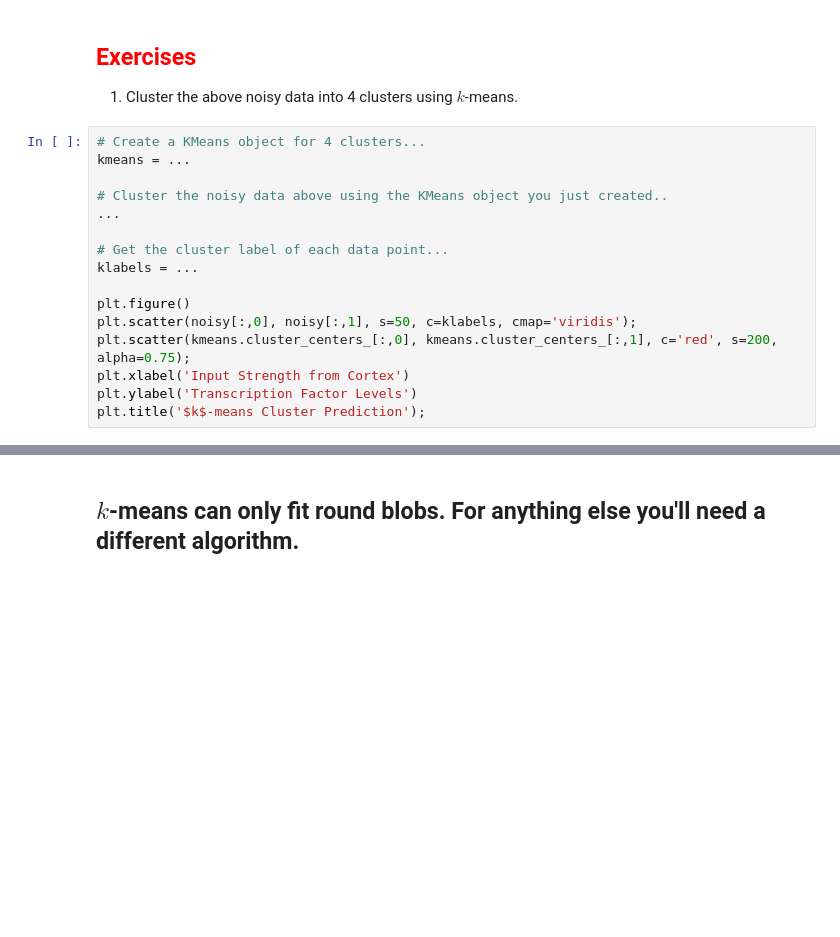
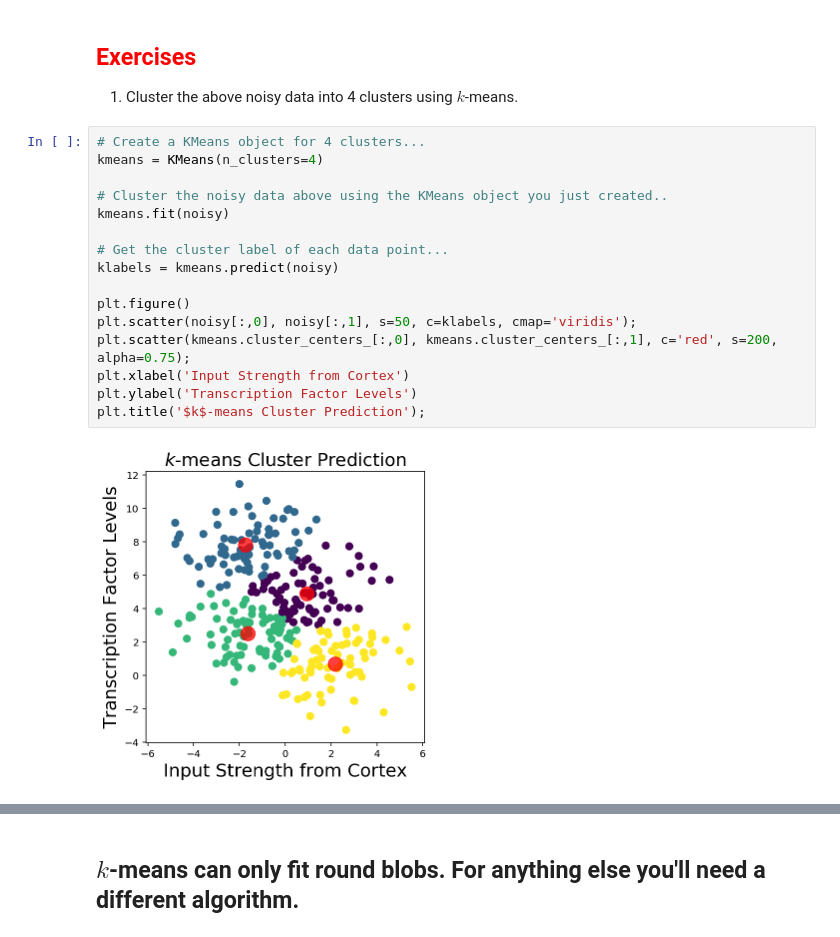
Before and after one commit to marcel-goldschen-ohm/NEU-337-Spring-2020, a Jupyter notebook: lectures/Apr-28-T-classification/classification.ipynb, the cells around one changed output, grey strips where cells are left out. Saved outputs shown, nothing was run; the diff lists cells and outputs as text; blank space fills up the shorter version.

```diff
--- a/lectures/Apr-28-T-classification/classification.ipynb
+++ b/lectures/Apr-28-T-classification/classification.ipynb
@@ -124,20 +124,22 @@ plt.title('True Simulated Clusters');
 1. Cluster the above noisy data into 4 clusters using $k$-means.
 # %%
 # Create a KMeans object for 4 clusters...
-kmeans = ...
+kmeans = KMeans(n_clusters=4)
 
 # Cluster the noisy data above using the KMeans object you just created..
-...
+kmeans.fit(noisy)
 
 # Get the cluster label of each data point...
-klabels = ...
+klabels = kmeans.predict(noisy)
 
 plt.figure()
 plt.scatter(noisy[:,0], noisy[:,1], s=50, c=klabels, cmap='viridis');
 plt.scatter(kmeans.cluster_centers_[:,0], kmeans.cluster_centers_[:,1], c='red', s=200, alpha=0.75);
 plt.xlabel('Input Strength from Cortex')
 plt.ylabel('Transcription Factor Levels')
 plt.title('$k$-means Cluster Prediction');
+# %% [output]
+[figure, added]
 # %% [markdown]
 ![kmeans boundaries](images/sphx_glr_plot_kmeans_digits_0011.png "kmeans boundaries")
 # %% [markdown]
```
Also changed, not shown: parts of 6 cells of this notebook, 42 other files.
